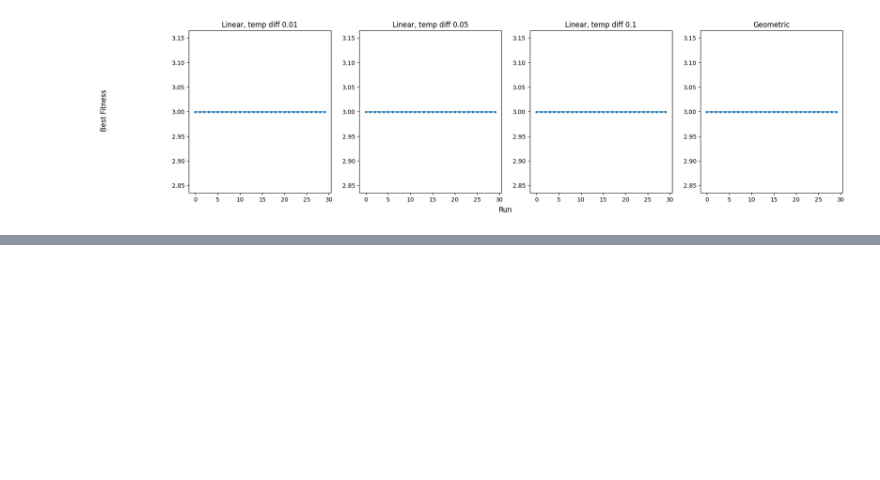
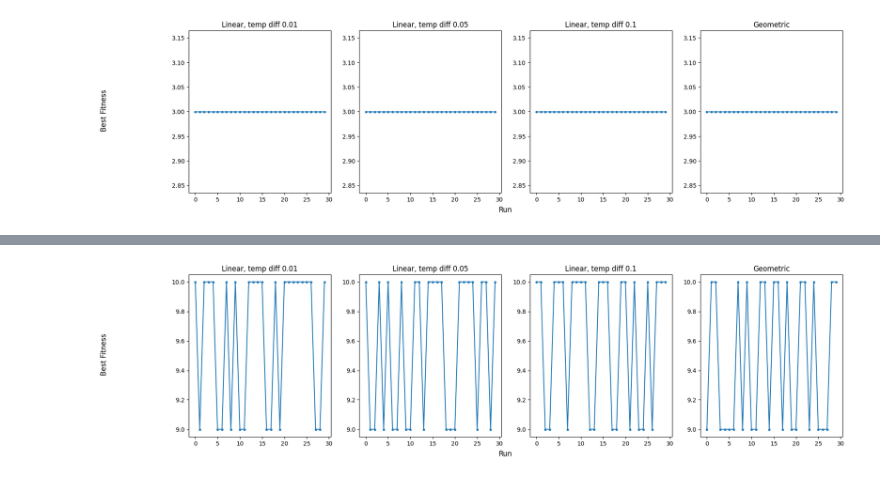
Before and after one commit to AlesKas/SchoolFIT, a Jupyter notebook: EVO/proj/main.ipynb, the cells around one changed output, grey strips where cells are left out. Drawn from its saved outputs; the diff is of its cells as text; code cells hidden in the pictures; blank space fills up the shorter version.

```diff
--- a/EVO/proj/main.ipynb
+++ b/EVO/proj/main.ipynb
@@ -215,15 +272,0 @@ pyplot.show()
-# %%
-arr = [4,3,2,1,0]
-network = SortingNetwork(arr)
-print(f"Is sorting network? {network.is_sorting_network(network.comparators)}")
-
-best_score = []
-for _ in range(30):
-
-    best, score, scores, temps, best_scores = network.simulated_annealing(100, 10, 0.5, temp_diff=0.01)
-    best_score.append(score)
-
-pyplot.plot(best_score, '.-')
-pyplot.xlabel('Run')
-pyplot.ylabel('Best Fitness')
-pyplot.show()
@@ -297,0 +273,58 @@ Is sorting network? True
+# %%
+arr = [4,3,2,1,0]
+network = SortingNetwork(arr)
+
+best_score_len5_temp5_diff0_01 = []
+for _ in range(30):
+
+    best, score, scores, temps, best_scores = network.simulated_annealing(100, 5, 0.5, temp_diff=0.01)
+    best_score_len5_temp5_diff0_01.append(score)
+
+
+arr = [4,3,2,1,0]
+network = SortingNetwork(arr)
+
+best_score_len5_temp5_diff0_05 = []
+for _ in range(30):
+
+    best, score, scores, temps, best_scores = network.simulated_annealing(100, 5, 0.5, temp_diff=0.05)
+    best_score_len5_temp5_diff0_05.append(score)
+
+arr = [4,3,2,1,0]
+network = SortingNetwork(arr)
+
+best_score_len5_temp5_diff0_1 = []
+for _ in range(30):
+
+    best, score, scores, temps, best_scores = network.simulated_annealing(100, 5, 0.5, temp_diff=0.1)
+    best_score_len5_temp5_diff0_1.append(score)
+
+arr = [4,3,2,1,0]
+network = SortingNetwork(arr)
+
+best_score_len5_temp5_geo = []
+for _ in range(30):
+
+    best, score, scores, temps, best_scores = network.simulated_annealing(100, 5, 0.5, cooling_method='geometric')
+    best_score_len5_temp5_geo.append(score)
+
+
+figure, axis = pyplot.subplots(1, 4, figsize=(20, 5))
+axis[0].plot(best_score_len5_temp5_diff0_01, '.-')
+axis[0].set_title("Linear, temp diff 0.01")
+
+axis[1].plot(best_score_len5_temp5_diff0_05, '.-')
+axis[1].set_title("Linear, temp diff 0.05")
+
+axis[2].plot(best_score_len5_temp5_diff0_1, '.-')
+axis[2].set_title("Linear, temp diff 0.1")
+
+axis[3].plot(best_score_len5_temp5_geo, '.-')
+axis[3].set_title("Geometric")
+
+figure.supxlabel('Run')
+figure.supylabel('Best Fitness')
+
+pyplot.show()
+# %% [output]
+[figure, added]
```
Also changed, not shown: parts of 15 cells of this notebook.
